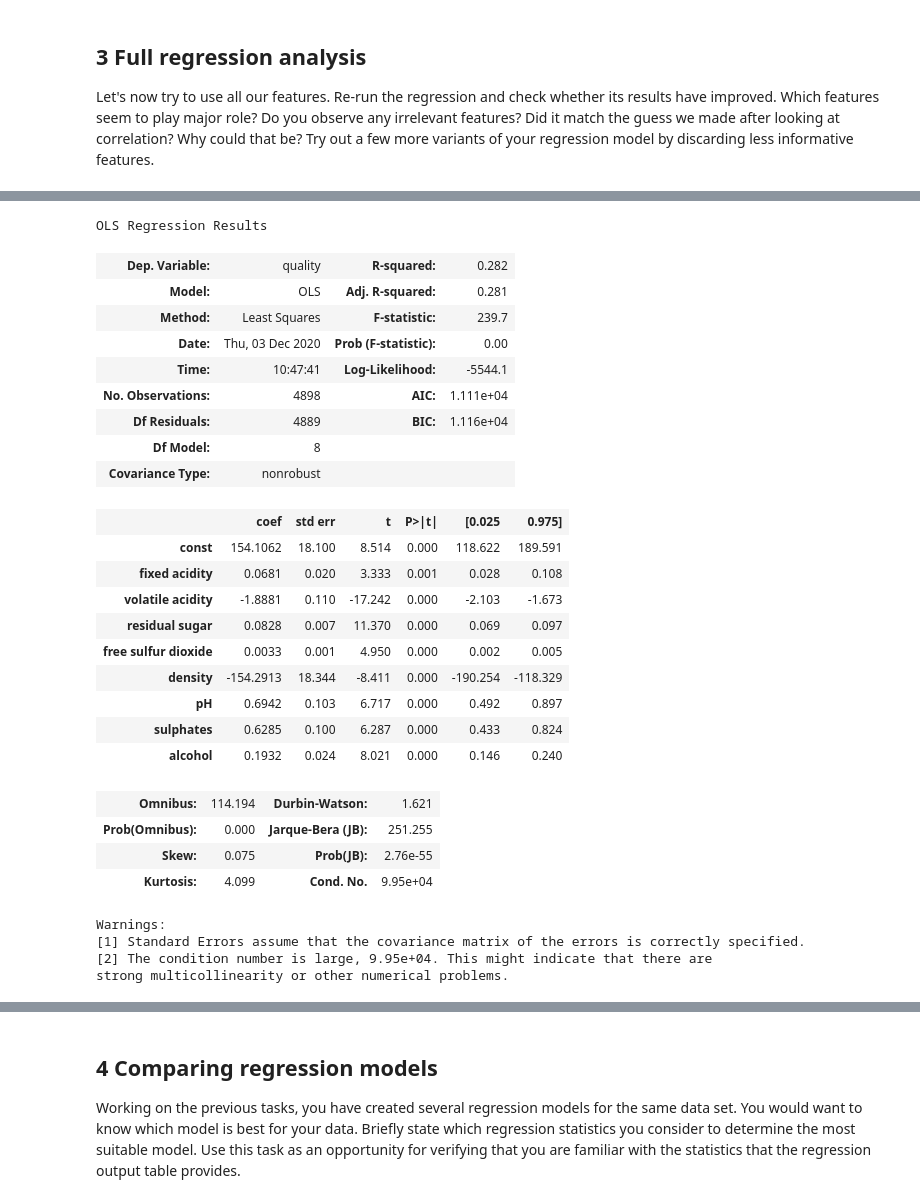
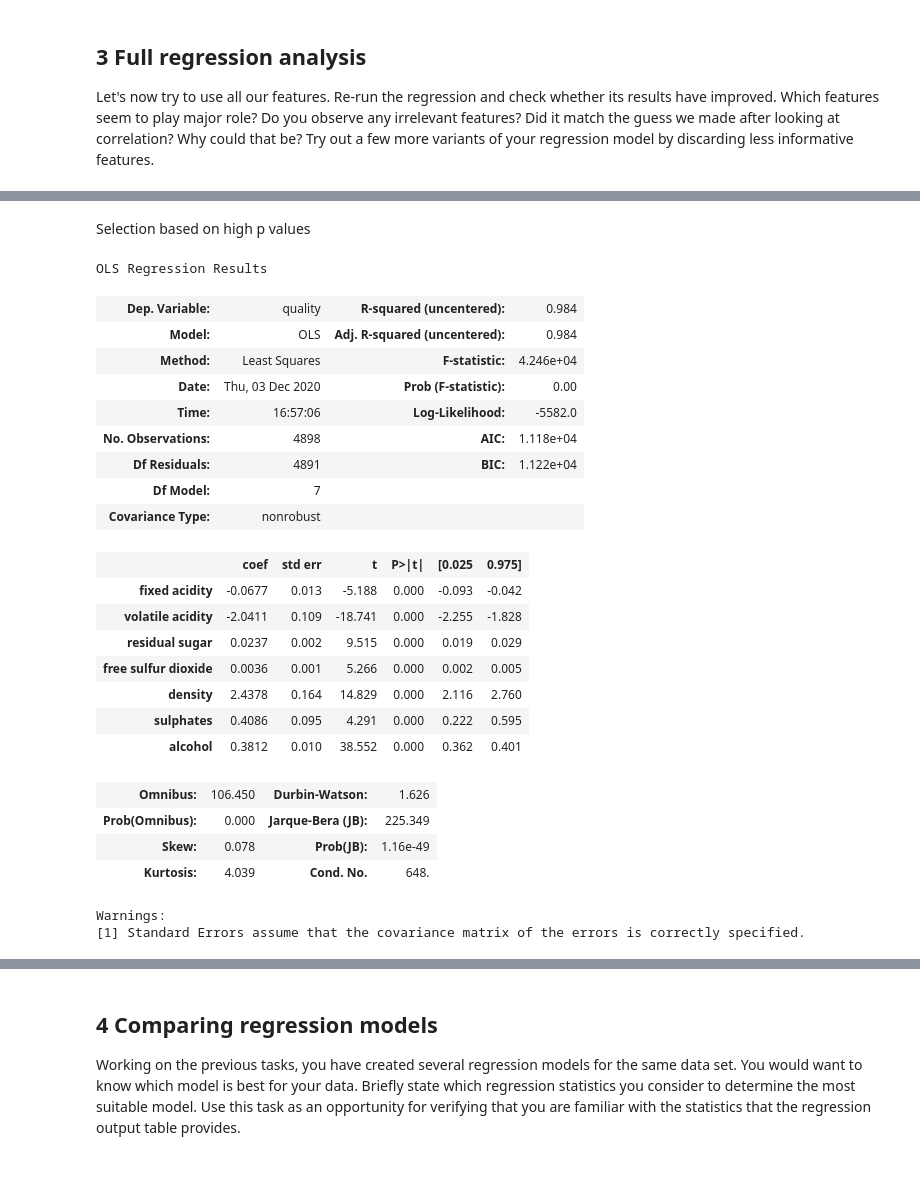
Before and after one commit to kalinakalina/bads, a Jupyter notebook: exercises/3_ex_predictive_analytics.ipynb, the cells around one changed output, grey strips where cells are left out. Cells and saved outputs as stored; diff of their text form; code cells hidden in the pictures; blank space fills up the shorter version.

```diff
--- a/exercises/3_ex_predictive_analytics.ipynb
+++ b/exercises/3_ex_predictive_analytics.ipynb
@@ -151,5 +153,0 @@ Warnings:
-# %%
-white_features= white_wines.drop('quality', 1)
-X = sm.add_constant(white_features)
-est = sm.OLS(white_wines.quality, X).fit()
-est.summary()
@@ -188,3 +154,8 @@ strong multicollinearity or other numerical problems.
 # %% [markdown]
 ## 3 Full regression analysis
 Let's now  try to use all our features. Re-run the regression and check whether its results have improved. Which features seem to play major role? Do you observe any irrelevant features? Did it match the guess we made after looking at correlation? Why could that be? Try out a few more variants of your regression model by discarding less informative features.
+# %%
+white_features= white_wines.drop('quality', 1)
+est = sm.OLS(white_wines.quality, white_features).fit()
+resultset = resultset.append({'name': 'full', 'adj r squared]': est.rsquared_adj}, ignore_index=True)
+est.summary()
@@ -191,34 +193,32 @@ Let's now  try to use all our features. Re-run the regression and check whether
+# %% [markdown]
+Selection based on high p values
 # %%
-white_features= white_wines.drop(['citric acid', 'chlorides','total sulfur dioxide', 'quality'], 1)
-X = sm.add_constant(white_features)
-est = sm.OLS(white_wines.quality, X).fit()
+white_features= white_wines.drop(['citric acid', 'chlorides','total sulfur dioxide','pH', 'quality'], 1)
+est = sm.OLS(white_wines.quality, white_features).fit()
+resultset = resultset.append({'name': ' without citricacid, chlorides, pH AND QUALITY', 'adj r squared]': est.rsquared_adj}, ignore_index=True)
 est.summary()
 # %% [output]
 OLS Regression Results
-| Dep. Variable: | quality | R-squared: | 0.282 |
-| Model: | OLS | Adj. R-squared: | 0.281 |
-| Method: | Least Squares | F-statistic: | 239.7 |
+| Dep. Variable: | quality | R-squared (uncentered): | 0.984 |
+| Model: | OLS | Adj. R-squared (uncentered): | 0.984 |
+| Method: | Least Squares | F-statistic: | 4.246e+04 |
 | Date: | Thu, 03 Dec 2020 | Prob (F-statistic): | 0.00 |
-| Time: | 10:47:41 | Log-Likelihood: | -5544.1 |
-| No. Observations: | 4898 | AIC: | 1.111e+04 |
-| Df Residuals: | 4889 | BIC: | 1.116e+04 |
-| Df Model: | 8 |  |  |
+| Time: | 16:57:06 | Log-Likelihood: | -5582.0 |
+| No. Observations: | 4898 | AIC: | 1.118e+04 |
+| Df Residuals: | 4891 | BIC: | 1.122e+04 |
+| Df Model: | 7 |  |  |
 | Covariance Type: | nonrobust |  |  |
 |  | coef | std err | t | P>|t| | [0.025 | 0.975] |
-| const | 154.1062 | 18.100 | 8.514 | 0.000 | 118.622 | 189.591 |
-| fixed acidity | 0.0681 | 0.020 | 3.333 | 0.001 | 0.028 | 0.108 |
-| volatile acidity | -1.8881 | 0.110 | -17.242 | 0.000 | -2.103 | -1.673 |
-| residual sugar | 0.0828 | 0.007 | 11.370 | 0.000 | 0.069 | 0.097 |
-| free sulfur dioxide | 0.0033 | 0.001 | 4.950 | 0.000 | 0.002 | 0.005 |
-| density | -154.2913 | 18.344 | -8.411 | 0.000 | -190.254 | -118.329 |
-| pH | 0.6942 | 0.103 | 6.717 | 0.000 | 0.492 | 0.897 |
-| sulphates | 0.6285 | 0.100 | 6.287 | 0.000 | 0.433 | 0.824 |
-| alcohol | 0.1932 | 0.024 | 8.021 | 0.000 | 0.146 | 0.240 |
+| fixed acidity | -0.0677 | 0.013 | -5.188 | 0.000 | -0.093 | -0.042 |
+| volatile acidity | -2.0411 | 0.109 | -18.741 | 0.000 | -2.255 | -1.828 |
+| residual sugar | 0.0237 | 0.002 | 9.515 | 0.000 | 0.019 | 0.029 |
+| free sulfur dioxide | 0.0036 | 0.001 | 5.266 | 0.000 | 0.002 | 0.005 |
+| density | 2.4378 | 0.164 | 14.829 | 0.000 | 2.116 | 2.760 |
+| sulphates | 0.4086 | 0.095 | 4.291 | 0.000 | 0.222 | 0.595 |
+| alcohol | 0.3812 | 0.010 | 38.552 | 0.000 | 0.362 | 0.401 |
-| Omnibus: | 114.194 | Durbin-Watson: | 1.621 |
-| Prob(Omnibus): | 0.000 | Jarque-Bera (JB): | 251.255 |
-| Skew: | 0.075 | Prob(JB): | 2.76e-55 |
-| Kurtosis: | 4.099 | Cond. No. | 9.95e+04 |
+| Omnibus: | 106.450 | Durbin-Watson: | 1.626 |
+| Prob(Omnibus): | 0.000 | Jarque-Bera (JB): | 225.349 |
+| Skew: | 0.078 | Prob(JB): | 1.16e-49 |
+| Kurtosis: | 4.039 | Cond. No. | 648. |
 Warnings:
 [1] Standard Errors assume that the covariance matrix of the errors is correctly specified.
-[2] The condition number is large, 9.95e+04. This might indicate that there are
-strong multicollinearity or other numerical problems.
```
Also changed, not shown: parts of 10 cells of this notebook.
